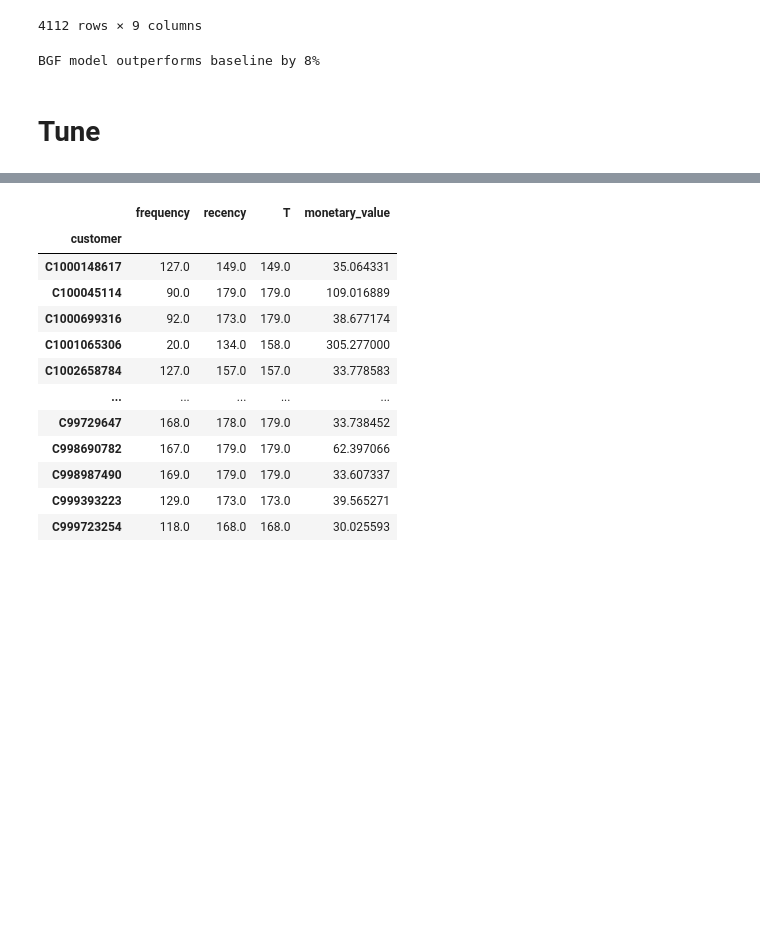
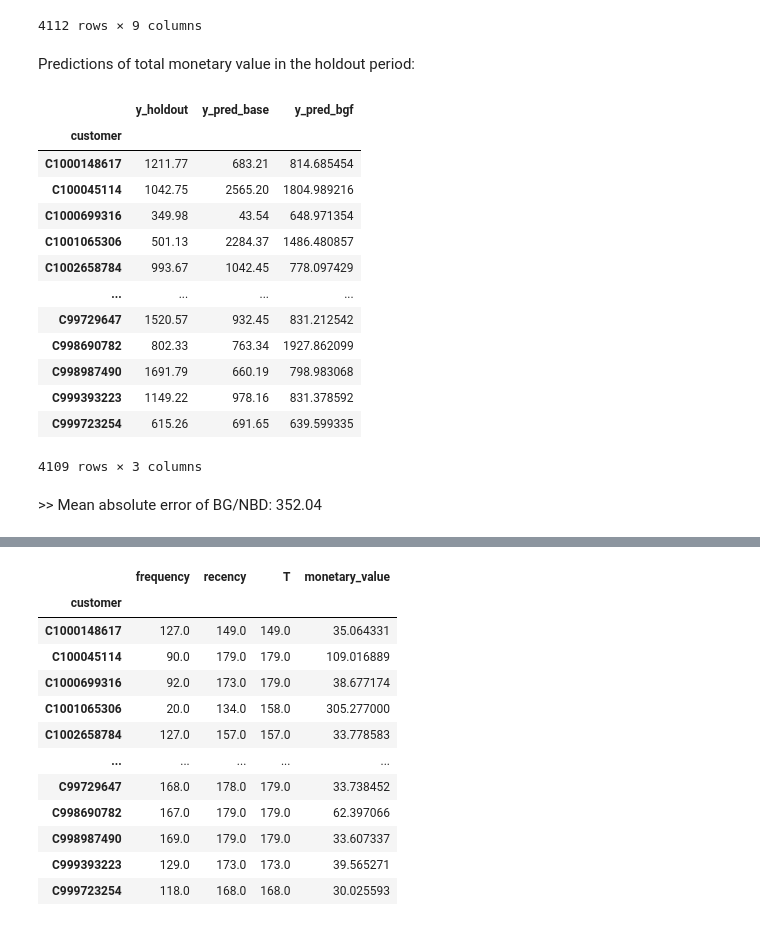
Before and after one commit to dvquy13/banksim, a Jupyter notebook: notebooks/06_issue12_clv.ipynb, the cells around one changed output, grey strips where cells are left out. Drawn from its saved outputs; the diff is of its cells as text; code cells hidden in the pictures; blank space fills up the shorter version.

```diff
--- a/notebooks/06_issue12_clv.ipynb
+++ b/notebooks/06_issue12_clv.ipynb
@@ -376,14 +457,31 @@ summary_cal_holdout.sort_values([pvt_name], ascending=False)
 y_pred_bgf = summary_cal_holdout[pvt_name]
 # %%
 y_df = y_df.join(y_pred_bgf).rename(columns={'predicted_value_30': 'y_pred_bgf'})
+# %% [markdown]
+Predictions of total monetary value in the holdout period:
+# %%
+y_df
+# %% [output]
+|  | y_holdout | y_pred_base | y_pred_bgf |
+| customer |  |  |  |
+| C1000148617 | 1211.77 | 683.21 | 814.685454 |
+| C100045114 | 1042.75 | 2565.20 | 1804.989216 |
+| C1000699316 | 349.98 | 43.54 | 648.971354 |
+| C1001065306 | 501.13 | 2284.37 | 1486.480857 |
+| C1002658784 | 993.67 | 1042.45 | 778.097429 |
+| ... | ... | ... | ... |
+| C99729647 | 1520.57 | 932.45 | 831.212542 |
+| C998690782 | 802.33 | 763.34 | 1927.862099 |
+| C998987490 | 1691.79 | 660.19 | 798.983068 |
+| C999393223 | 1149.22 | 978.16 | 831.378592 |
+| C999723254 | 615.26 | 691.65 | 639.599335 |
+4109 rows × 3 columns
 # %%
 mae_bgf = metrics.mean_absolute_error(y_df['y_holdout'],
                                       y_df['y_pred_bgf'])
+# %%
+md(f"\\>> Mean absolute error of BG/NBD: {mae_bgf:,.2f}")
+# %% [output]
+\>> Mean absolute error of BG/NBD: 352.04
 # %%
 delta = 1 - mae_bgf / mae_base
-# %%
-print(f"BGF model outperforms baseline by {delta:,.0%}")
-# %% [output]
-BGF model outperforms baseline by 8%
-# %% [markdown]
-# Tune
```
Also changed, not shown: parts of 98 cells of this notebook.
